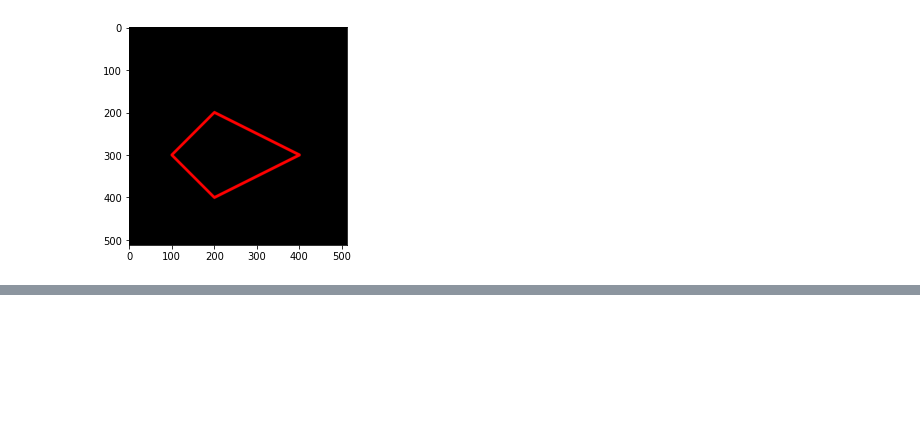
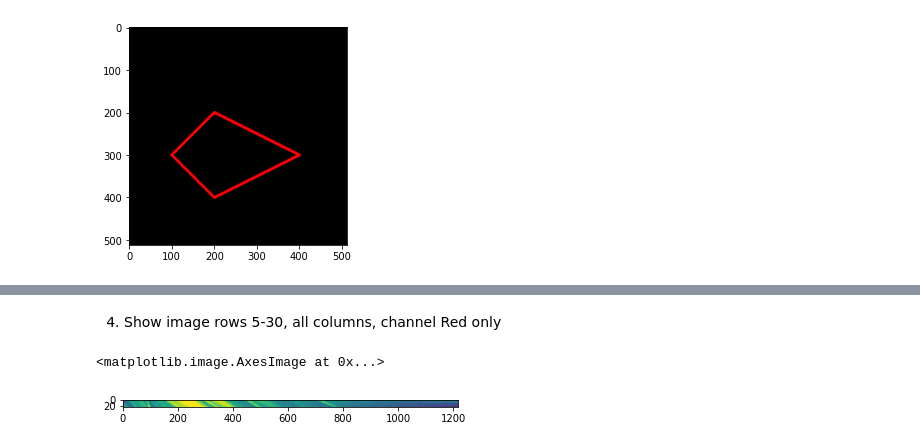
Before and after one commit to chanpaulamol/Image_Processing_Computer_Vision, a Jupyter notebook: Week2.ipynb, the cells around one changed output, grey strips where cells are left out. Drawn from its saved outputs; the diff is of its cells as text; code cells hidden in the pictures; blank space fills up the shorter version.

```diff
--- a/Week2.ipynb
+++ b/Week2.ipynb
@@ -149,0 +197,11 @@ plt.imshow(black_img2)
+# %% [markdown]
+4. Show image rows 5-30, all columns, channel Red only
+# %%
+
+# Show image rows 5 -30, all columns and Red only!
+img10 = cv.cvtColor(img, cv.COLOR_BGR2RGB)
+reduced_img10 = img10[5:30,:,0]
+plt.imshow(reduced_img10)
+# %% [output]
+<matplotlib.image.AxesImage at 0x...>
+[figure, added]
```
Also changed, not shown: parts of 20 cells of this notebook.
